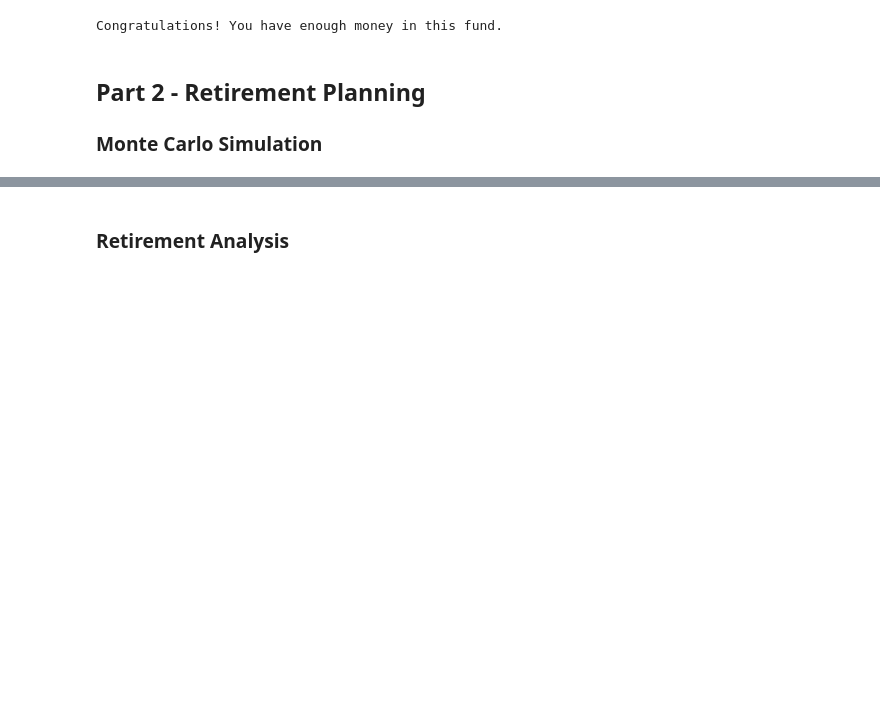
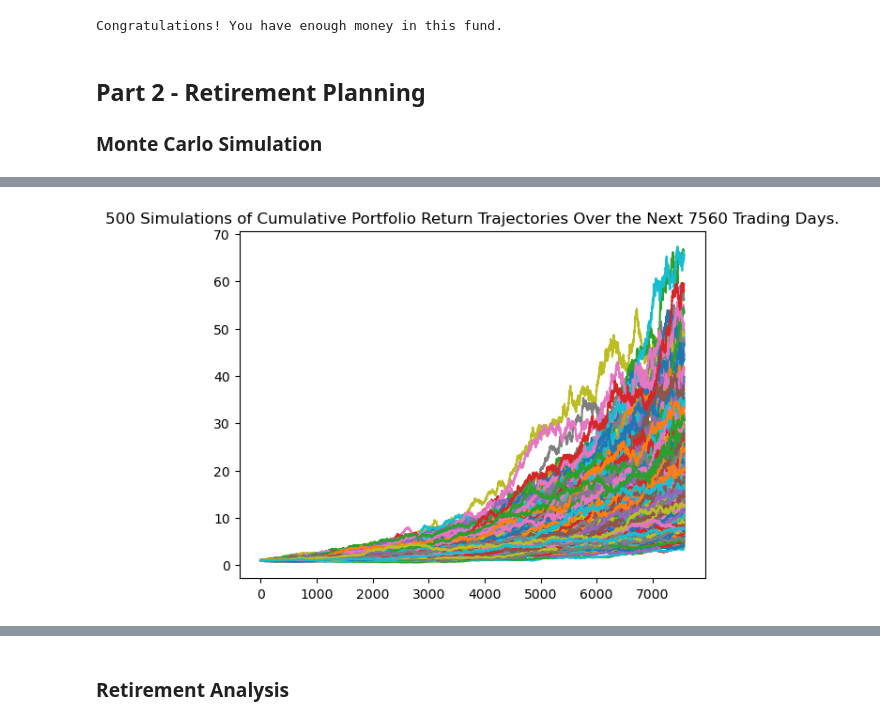
Before and after one commit to realminhnguyen/python_challenge5, a Jupyter notebook: financial-planner.ipynb, the cells around one changed output, grey strips where cells are left out. Saved outputs shown, nothing was run; the diff lists cells and outputs as text; code cells hidden in the pictures; blank space fills up the shorter version.

```diff
--- a/financial-planner.ipynb
+++ b/financial-planner.ipynb
@@ -178,15 +178,23 @@ start_date = pd.Timestamp('2016-05-01', tz='America/New_York').isoformat()
 end_date = pd.Timestamp('2021-05-01', tz='America/New_York').isoformat()
 # %%
 # Get 5 years' worth of historical data for SPY and AGG
-# YOUR CODE HERE!
+tickers = ["SPY", "AGG"]
+timeframe = "1Day"
+
+ticker_data = alpaca.get_bars(
+    tickers,
+    timeframe,
+    start=start_date,
+    end=end_date
+).df
 
 # Reorganize the DataFrame
 # Separate ticker data
-# YOUR CODE HERE!
-
+SPY = ticker_data[ticker_data['symbol']=='SPY'].drop('symbol', axis=1)
+AGG = ticker_data[ticker_data['symbol']=='AGG'].drop('symbol', axis=1)
 
 # Concatenate the ticker DataFrames
-# YOUR CODE HERE!
+df_stock_data = pd.concat([SPY, AGG],axis=1, keys=['SPY','AGG'])
 
 # Display sample data
 df_stock_data.head()
@@ -192,0 +210,8 @@ df_stock_data.head()
+# %%
+# Configuring a Monte Carlo simulation to forecast 30 years cumulative returns
+MC_30 = MCSimulation(
+    portfolio_data = df_stock_data,
+    weights = [.60,.40],
+    num_simulation = 500,
+    num_trading_days = 252*30
+)
@@ -202,5 +257,7 @@ df_stock_data.head()
 # %%
 # Plot simulation outcomes
-# YOUR CODE HERE!
+line_plot = MC_30.plot_simulation()
+# %% [output]
+[figure, added]
 # %%
 # Plot probability distribution and confidence intervals
```
Also changed, not shown: parts of 9 cells of this notebook.
